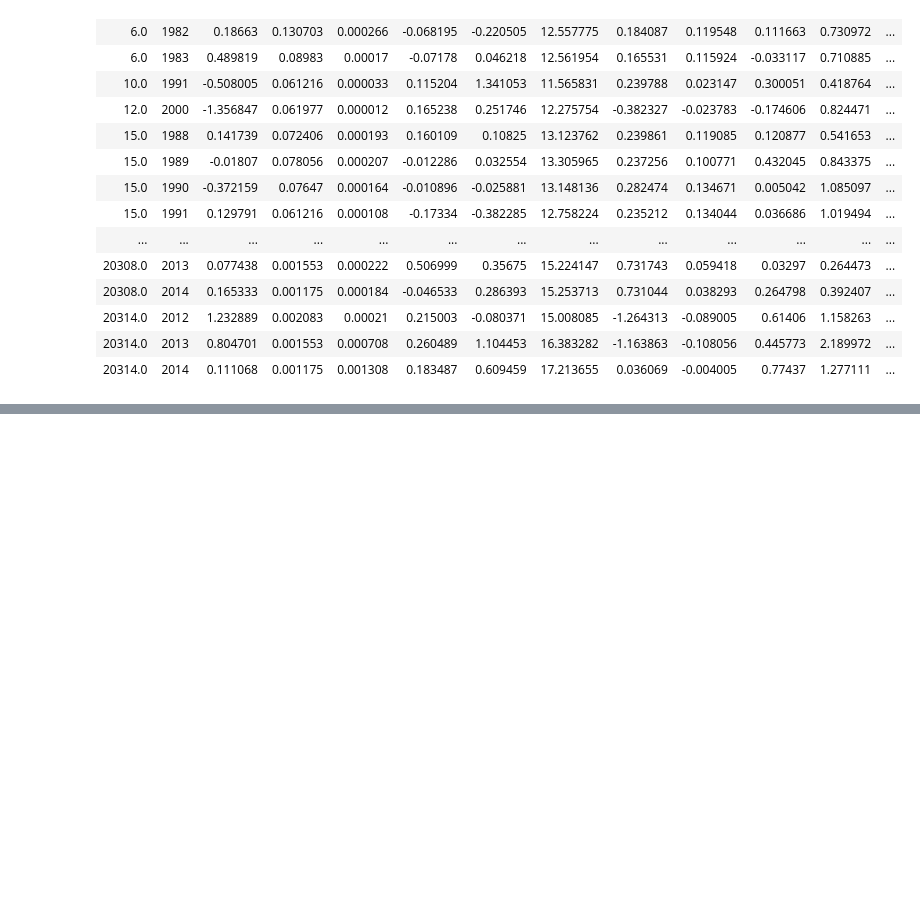
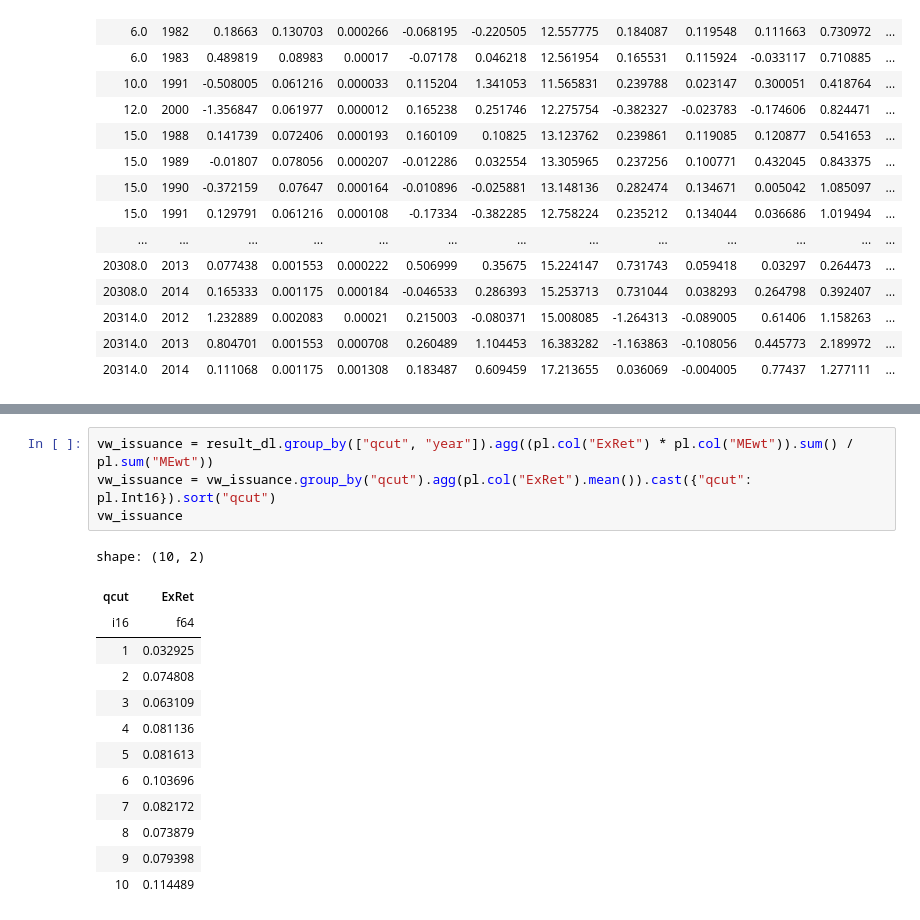
Before and after one commit to Huanyu-Liu/machine_learning, a Jupyter notebook: hw1/hw1.ipynb, the cells around one changed output, grey strips where cells are left out. Saved outputs shown, nothing was run; the diff lists cells and outputs as text; blank space fills up the shorter version.

```diff
--- a/hw1/hw1.ipynb
+++ b/hw1/hw1.ipynb
@@ -138,0 +157,18 @@ TypeError: GroupBy.mean() takes 1 positional argument but 2 were given
+# %%
+vw_issuance = result_dl.group_by(["qcut", "year"]).agg((pl.col("ExRet") * pl.col("MEwt")).sum() / pl.sum("MEwt"))
+vw_issuance = vw_issuance.group_by("qcut").agg(pl.col("ExRet").mean()).cast({"qcut": pl.Int16}).sort("qcut")
+vw_issuance
+# %% [output]
+shape: (10, 2)
+| qcut | ExRet |
+| i16 | f64 |
+| 1 | 0.032925 |
+| 2 | 0.074808 |
+| 3 | 0.063109 |
+| 4 | 0.081136 |
+| 5 | 0.081613 |
+| 6 | 0.103696 |
+| 7 | 0.082172 |
+| 8 | 0.073879 |
+| 9 | 0.079398 |
+| 10 | 0.114489 |
```
Also changed, not shown: parts of 5 cells of this notebook, 1 other file.
